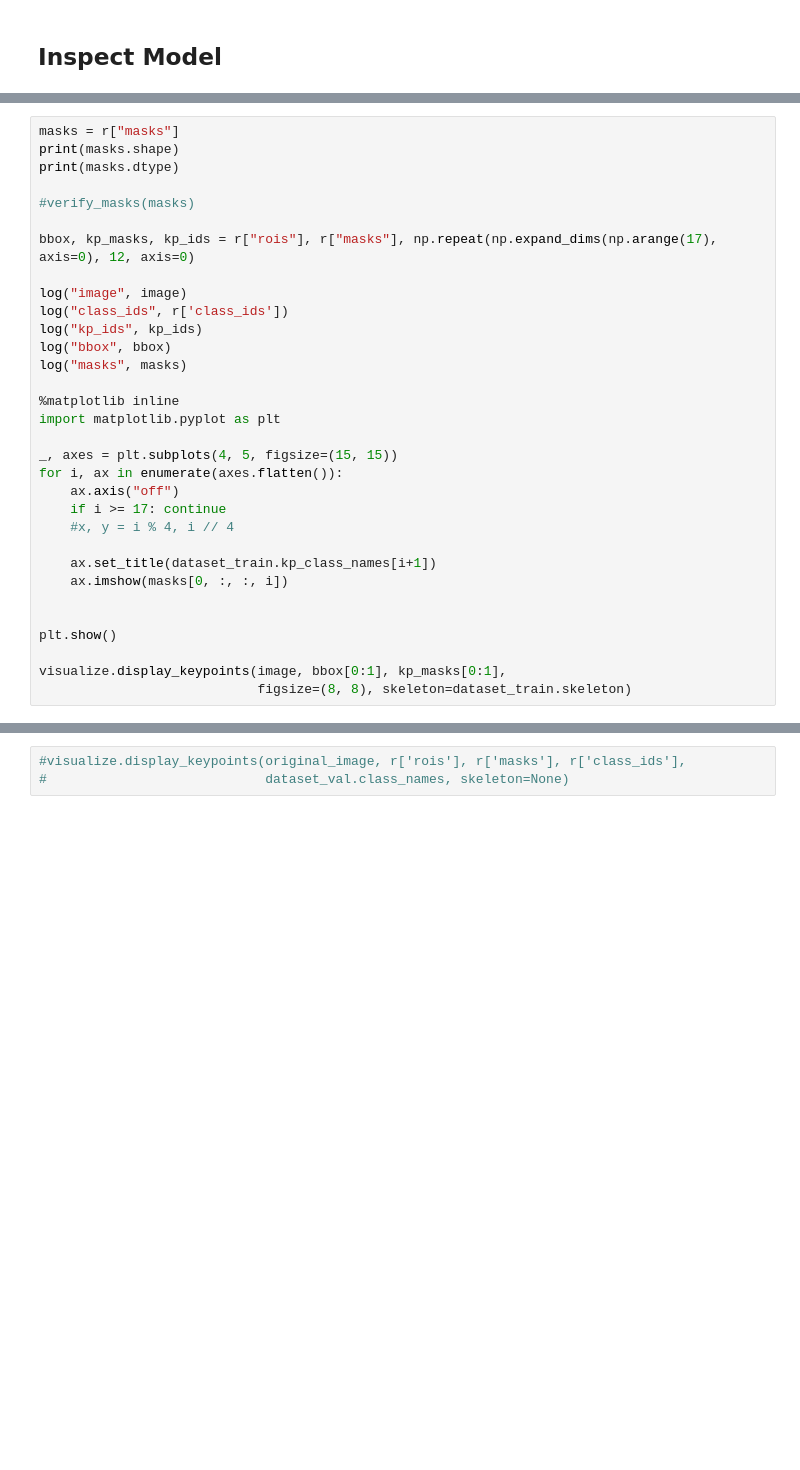
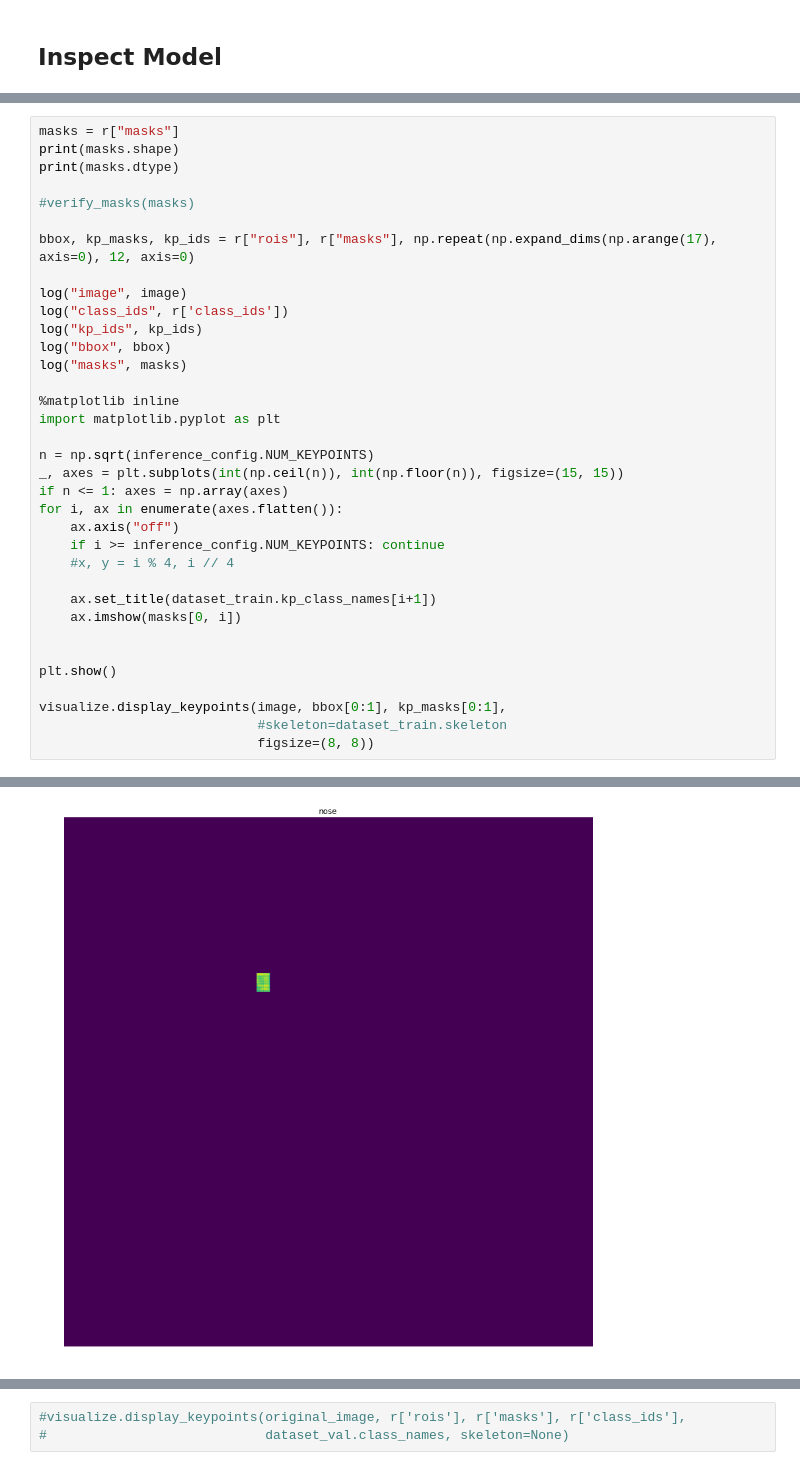
Before and after one commit to bitsauce/Keypoint_RCNN, a Jupyter notebook: samples/keypoints.ipynb, the cells around one changed output, grey strips where cells are left out. Cells and saved outputs as stored; diff of their text form; blank space fills up the shorter version.

```diff
--- a/samples/keypoints.ipynb
+++ b/samples/keypoints.ipynb
@@ -324,17 +348,21 @@ log("masks", masks)
 %matplotlib inline
 import matplotlib.pyplot as plt
 
-_, axes = plt.subplots(4, 5, figsize=(15, 15))
+n = np.sqrt(inference_config.NUM_KEYPOINTS)
+_, axes = plt.subplots(int(np.ceil(n)), int(np.floor(n)), figsize=(15, 15))
+if n <= 1: axes = np.array(axes)
 for i, ax in enumerate(axes.flatten()):
     ax.axis("off")
-    if i >= 17: continue
+    if i >= inference_config.NUM_KEYPOINTS: continue
     #x, y = i % 4, i // 4
 
     ax.set_title(dataset_train.kp_class_names[i+1])
-    ax.imshow(masks[0, :, :, i])
+    ax.imshow(masks[0, i])
 
 
 plt.show()
 
 visualize.display_keypoints(image, bbox[0:1], kp_masks[0:1],
-                            figsize=(8, 8), skeleton=dataset_train.skeleton)
+                            #skeleton=dataset_train.skeleton
+                            figsize=(8, 8))
+# %% [output]
@@ -340,0 +376 @@ visualize.display_keypoints(image, bbox[0:1], kp_masks[0:1],
+[figure, added]
```
Also changed, not shown: parts of 14 cells of this notebook, 6 other files.
